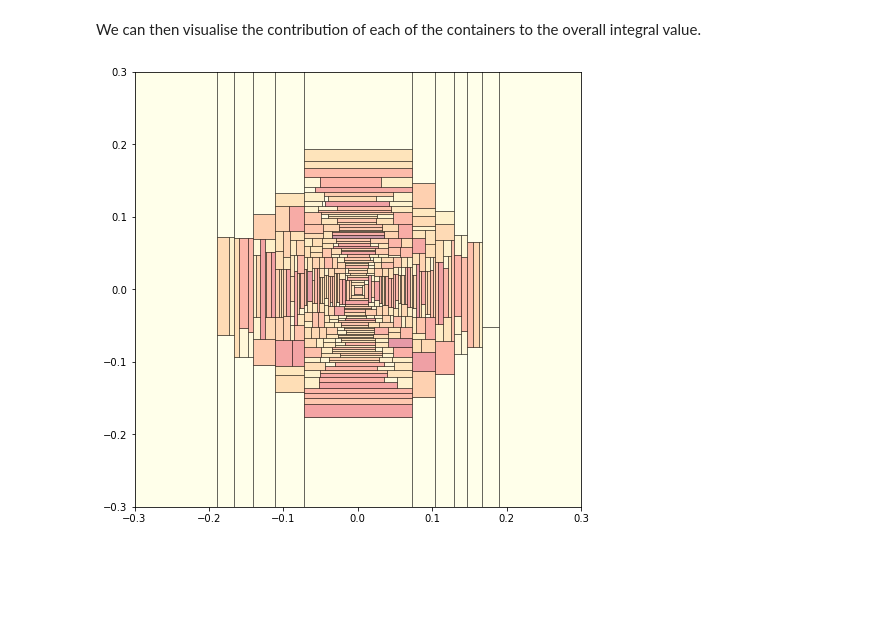
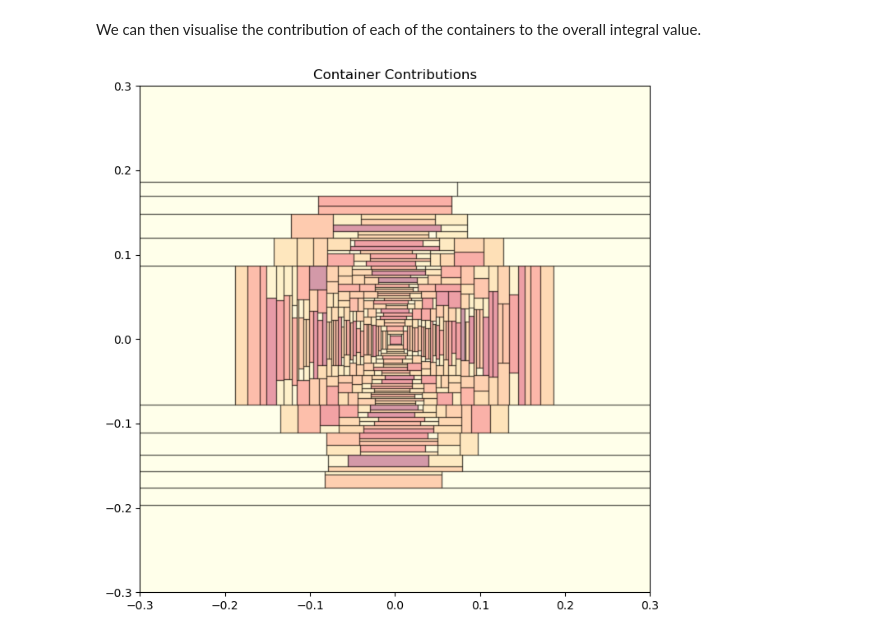
Before and after one commit to thomfoster/treeQuadrature, a Jupyter notebook: examples/example_multivariate_normal.ipynb, the cells around one changed output. Drawn from its saved outputs; the diff is of its cells as text; code cells hidden in the pictures; blank space fills up the shorter version.

```diff
--- a/examples/example_multivariate_normal.ipynb
+++ b/examples/example_multivariate_normal.ipynb
@@ -116,15 +65,19 @@ class SimpleIntegrator:
 # %% [markdown]
 We then use our integrator to the two-dimensional integral of the multivariate Gaussian target defined above.
 # %%
+from treeQuadrature.integrators import SimpleIntegrator
+from treeQuadrature.splits import minSseSplit
+from treeQuadrature.containerIntegration import randomIntegral
+
 # set number of samples of function and minimum number of draws per leaf container
 N = 10_000
 P = 40
 
 # define integrator
-integ = SimpleIntegrator(N, P)
+integ = SimpleIntegrator(N, P, minSseSplit, randomIntegral)
 
 # perform integration
-G, fcs, cs = integ(problem)
+G, _, fcs, cs = integ(problem, return_all=True)
 # %% [markdown]
 We can examine the error in our approximation of the integral.
 # %%
@@ -134,19 +87,8 @@ error = -4.827232923193392 %
 # %% [markdown]
 We can then visualise the contribution of each of the containers to the overall integral value.
-# %%
-import matplotlib.pyplot as plt
-from matplotlib import cm
-
-fig = plt.figure(figsize=(8,8))
-ax = fig.add_subplot()
-ax.set_xlim([-0.3,0.3])
-ax.set_ylim([-0.3,0.3])
-cmap = cm.get_cmap('YlOrRd', 256)
-
-cs = tq.utils.scale(cs)
-
-for container, contribution in zip(fcs, cs):
-    tq.visualisation.plotContainer(ax, container, plot_samples=False,
-                                   fill=True, ec='black', facecolor=cmap(contribution), alpha=0.4)
-# %% [output]
-[figure, removed]
+# %%
+from treeQuadrature.visualisation import plotContainers
+
+plotContainers(fcs, cs, xlim=[-0.3, 0.3], ylim=[-0.3, 0.3])
+# %% [output]
+[figure, added]
```
Also changed, not shown: parts of 7 cells of this notebook.
